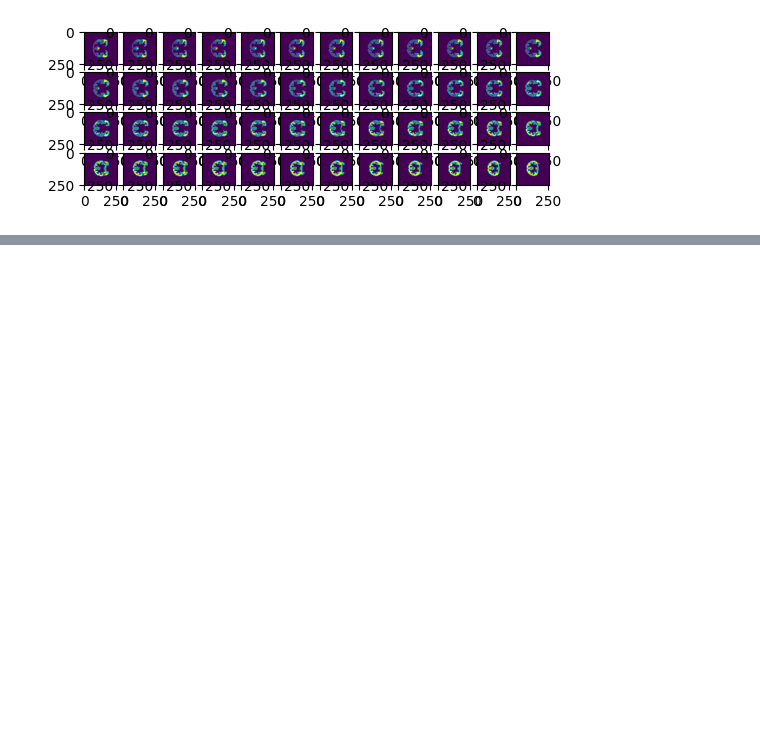
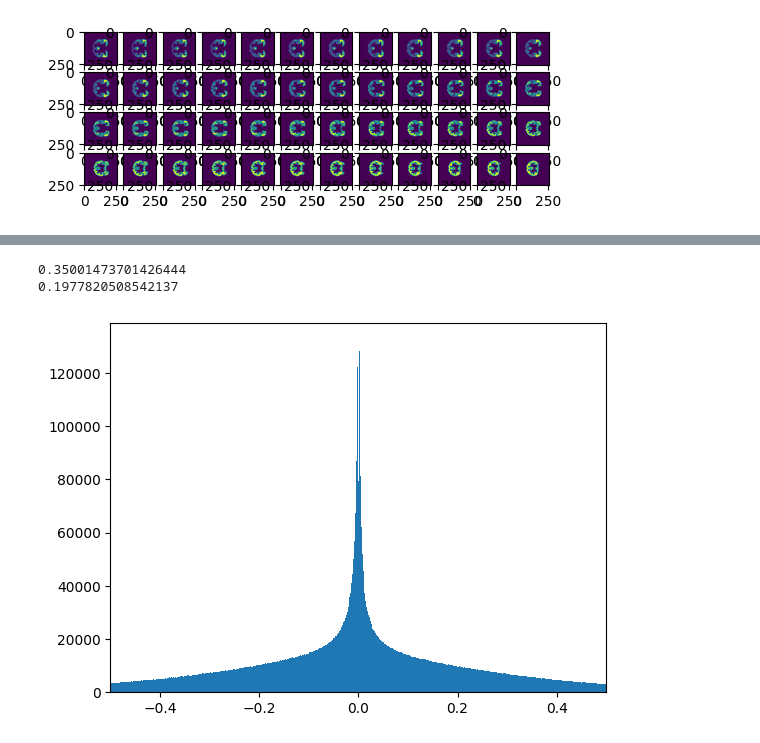
Before and after one commit to NicolaClark/Exploring_Neurodiversity_from_Neuroimaging, a Jupyter notebook: reader.ipynb, the cells around one changed output, grey strips where cells are left out. Cells and saved outputs as stored; diff of their text form; code cells hidden in the pictures; blank space fills up the shorter version.

Commit message:
needs clean up

```diff
--- a/reader.ipynb
+++ b/reader.ipynb
@@ -269,6 +57,0 @@ print(all_masked_images[0][5].shape)
-# %%
-#if timesteps isnt the same the calculaitons need to be weighted
-# this bit checks all scans are 175 timesteps long
-for i in range(len(all_images)):
-    if all_images[i].shape[3] != 175:
-        print( all_images[i] )
@@ -468,0 +152,12 @@ def OLD_binarize_participant(participant,thresholds):
+# %%
+image_data = adhd200_ni_image.get_fdata()
+thresh_ = 0.001
+between_thresh = [i>thresh_ or i < -thresh_ for i in image_data.flatten()]
+plt.hist(image_data.flatten()[between_thresh],bins = 10000);
+plt.xlim(-0.5,0.5);
+print(np.std(image_data.flatten()[between_thresh]))
+print(np.std(image_data.flatten()))
+# %% [output]
+0.35001473701426444
+0.1977820508542137
+[figure, added]
```
Also changed, not shown: parts of 51 cells of this notebook, 8 other files.
